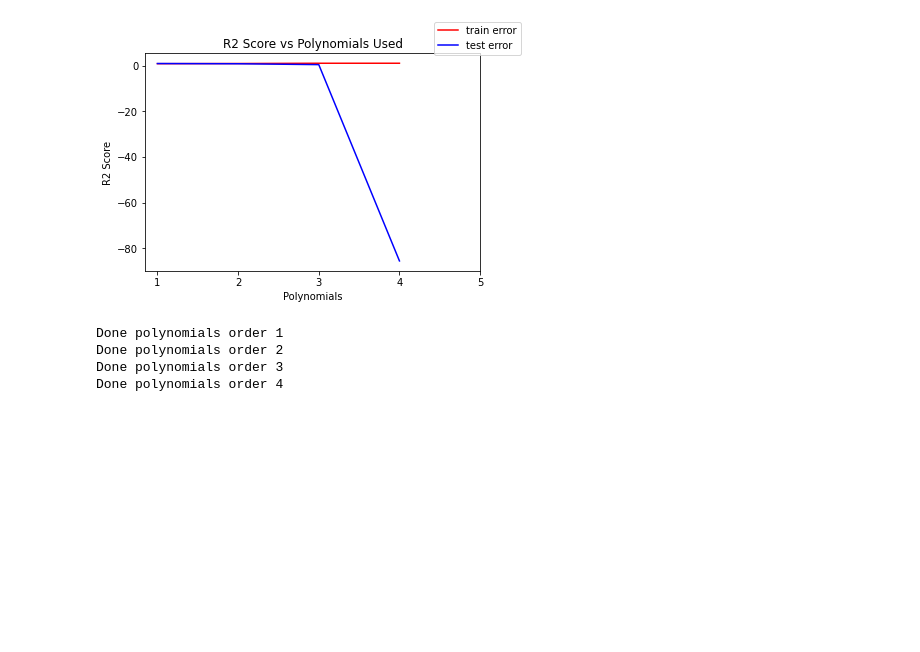
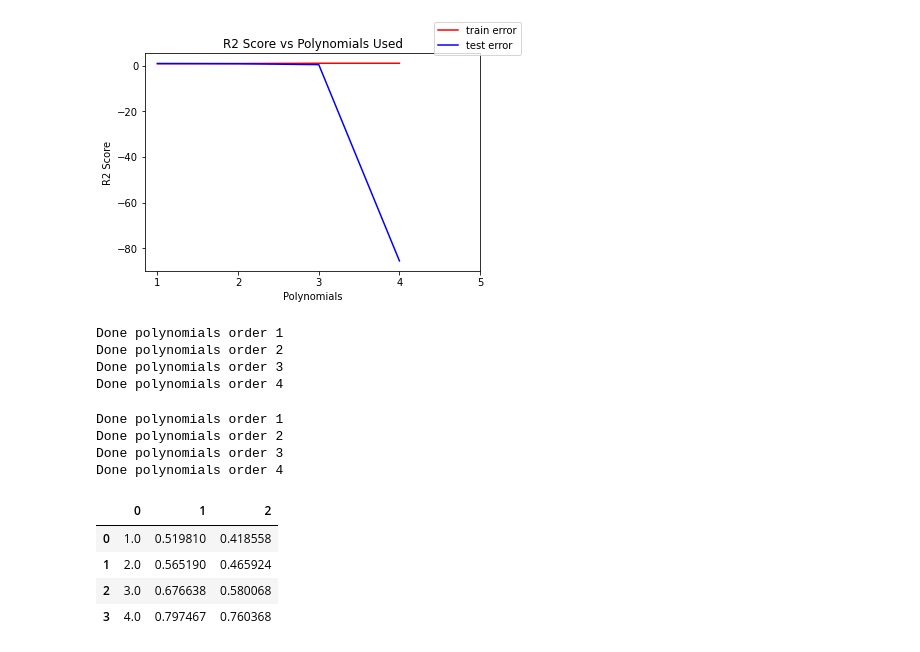
Before and after one commit to hnslmp/machine_learning_ui, a Jupyter notebook: 3.Linear Regression/Linear_Regression.ipynb, the cells around one changed output. Drawn from its saved outputs; the diff is of its cells as text; code cells hidden in the pictures; blank space fills up the shorter version.

```diff
--- a/3.Linear Regression/Linear_Regression.ipynb
+++ b/3.Linear Regression/Linear_Regression.ipynb
@@ -199,6 +203,44 @@ Done polynomials order 1
 Done polynomials order 2
 Done polynomials order 3
 Done polynomials order 4
+# %%
+#Support Vector Regression
+from sklearn import svm
+svr_r2 = []
+svr_error = []
+
+for i in range (1,5):
+    poly = preprocessing.PolynomialFeatures(degree = i)
+    x_poly = poly.fit_transform(x_train)
+
+    poly.fit(x_poly, y_train)
+    polylr = svm.SVR(C=1)
+    polylr.fit(x_poly, y_train)
+    y_pred = polylr.predict(poly.fit_transform(x_test))
+
+    score_r2_train = polylr.score(x_poly, y_train)
+    score_r2_test = polylr.score(poly.fit_transform(x_test), y_test)
+    score_error_train = mean_squared_error(y_train, polylr.predict(poly.fit_transform(x_train)), squared=False)
+    score_error_test = mean_squared_error(y_test,   polylr.predict(poly.fit_transform(x_test)),  squared=False)
+    svr_r2.append((i, score_r2_train, score_r2_test))
+    svr_error.append((i,score_error_train ,score_error_test))
+    print("Done polynomials order " + str(i))
+
+svr_r2 = np.asarray(svr_r2)
+svr_error = np.asarray(svr_error)
+# %% [output]
+Done polynomials order 1
+Done polynomials order 2
+Done polynomials order 3
+Done polynomials order 4
+# %%
+pd.DataFrame(svr_error)
+# %% [output]
+|  | 0 | 1 | 2 |
+| 0 | 1.0 | 0.519810 | 0.418558 |
+| 1 | 2.0 | 0.565190 | 0.465924 |
+| 2 | 3.0 | 0.676638 | 0.580068 |
+| 3 | 4.0 | 0.797467 | 0.760368 |
 # %%
 #Plot Polynomial Regression Result
 fig, ax = plt.subplots()
```
Also changed, not shown: parts of 5 cells of this notebook.
